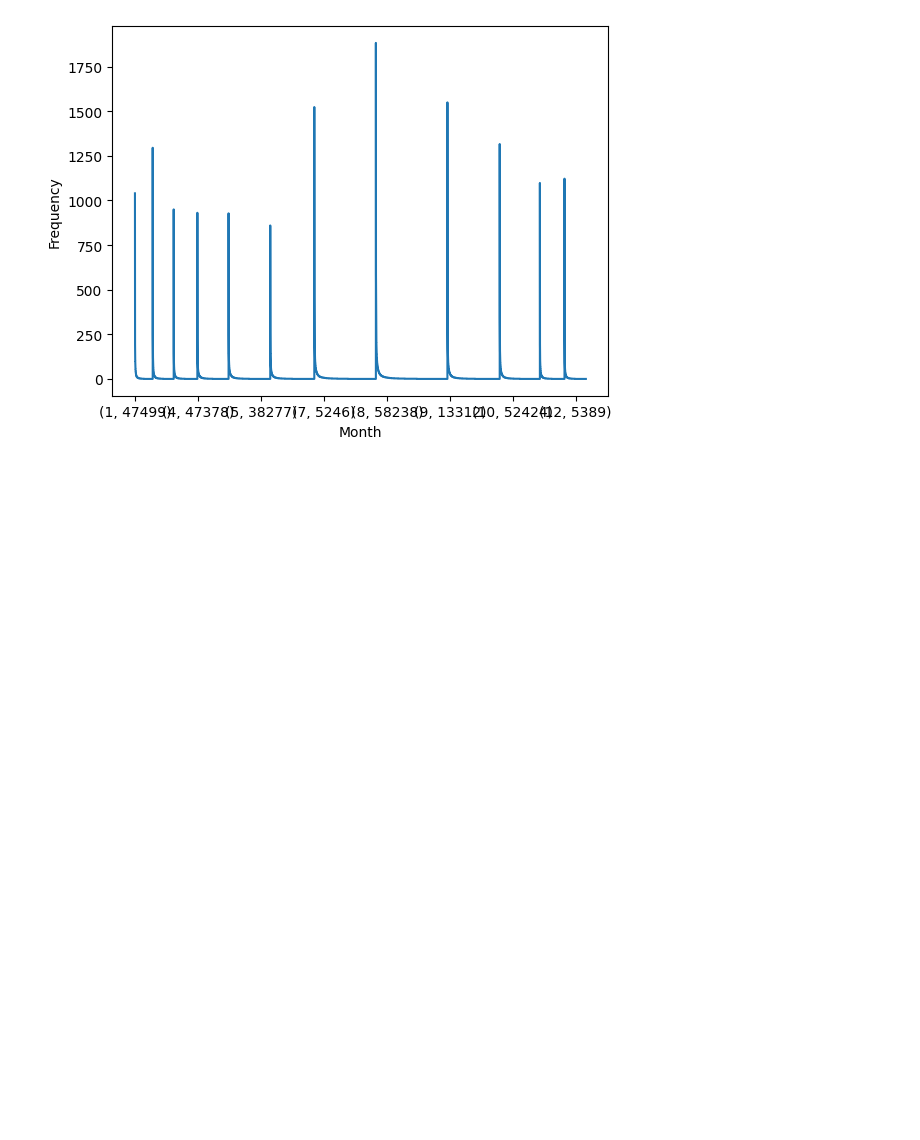
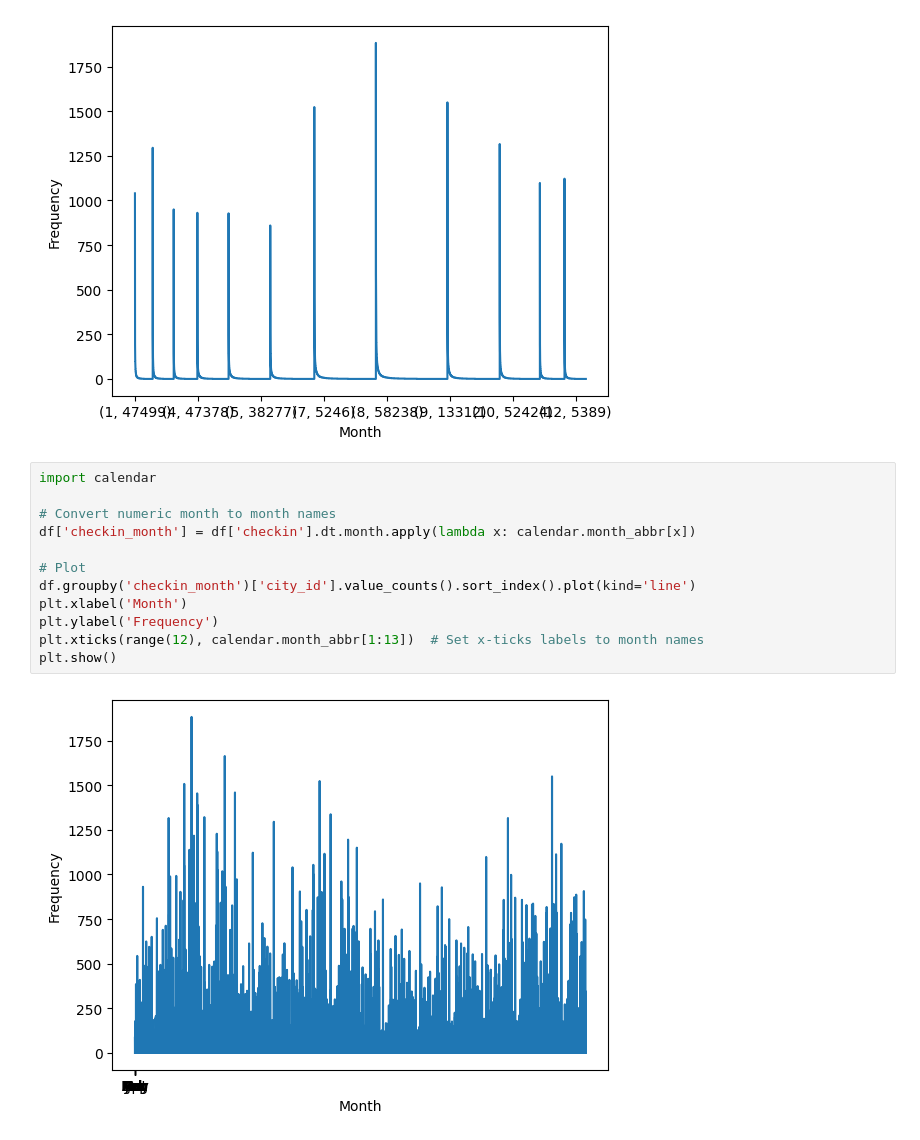
Before and after one commit to AjayZinngg/RecSys-local, a Jupyter notebook: evaluation.ipynb, the cells around one changed output. Cells and saved outputs as stored; diff of their text form; blank space fills up the shorter version.

```diff
--- a/evaluation.ipynb
+++ b/evaluation.ipynb
@@ -74,3 +74,17 @@ plt.ylabel('Frequency')
 plt.show()
 # %% [output]
 [figure]
+# %%
+import calendar
+
+# Convert numeric month to month names
+df['checkin_month'] = df['checkin'].dt.month.apply(lambda x: calendar.month_abbr[x])
+
+# Plot
+df.groupby('checkin_month')['city_id'].value_counts().sort_index().plot(kind='line')
+plt.xlabel('Month')
+plt.ylabel('Frequency')
+plt.xticks(range(12), calendar.month_abbr[1:13])  # Set x-ticks labels to month names
+plt.show()
+# %% [output]
+[figure, added]
```
Also changed, not shown: parts of 6 cells of this notebook.
